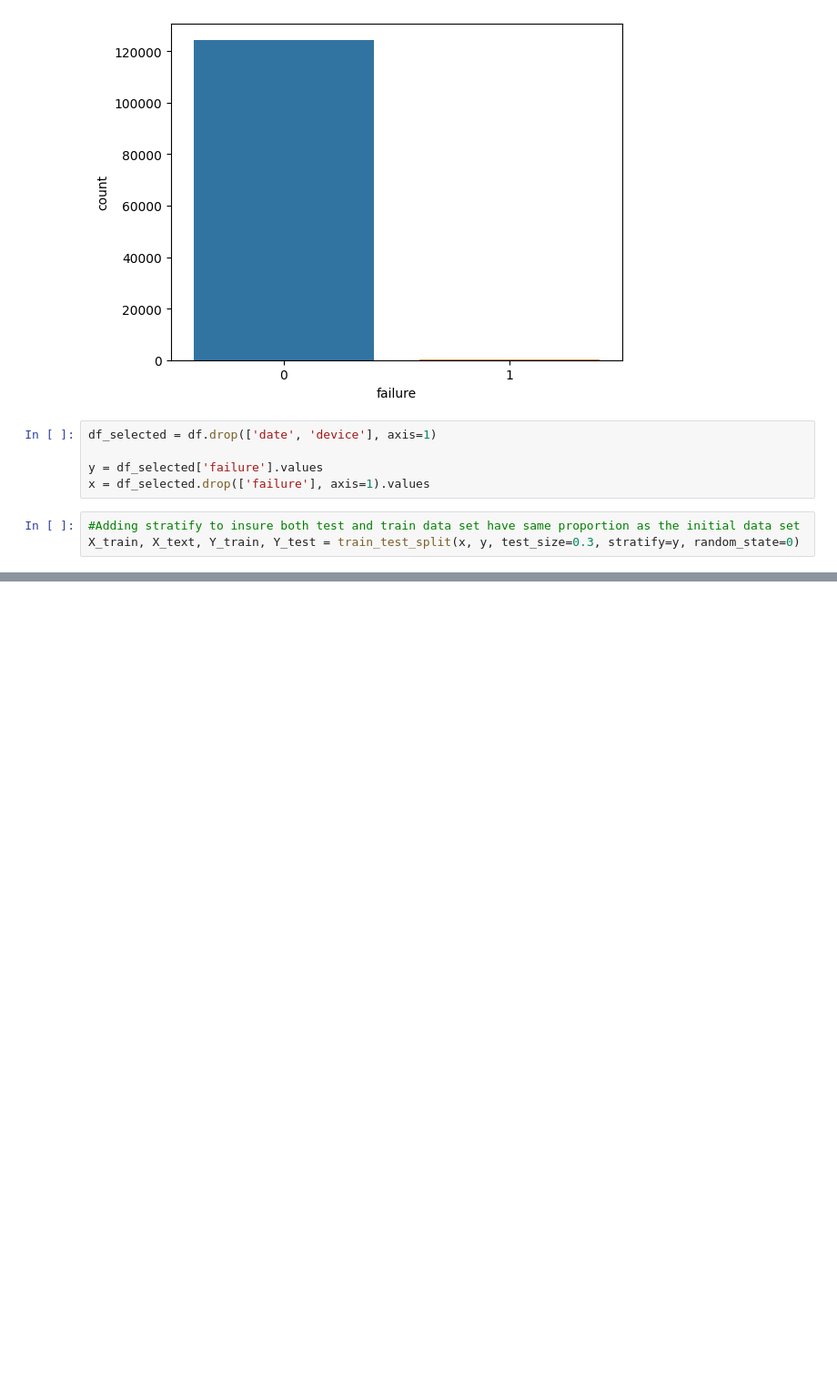
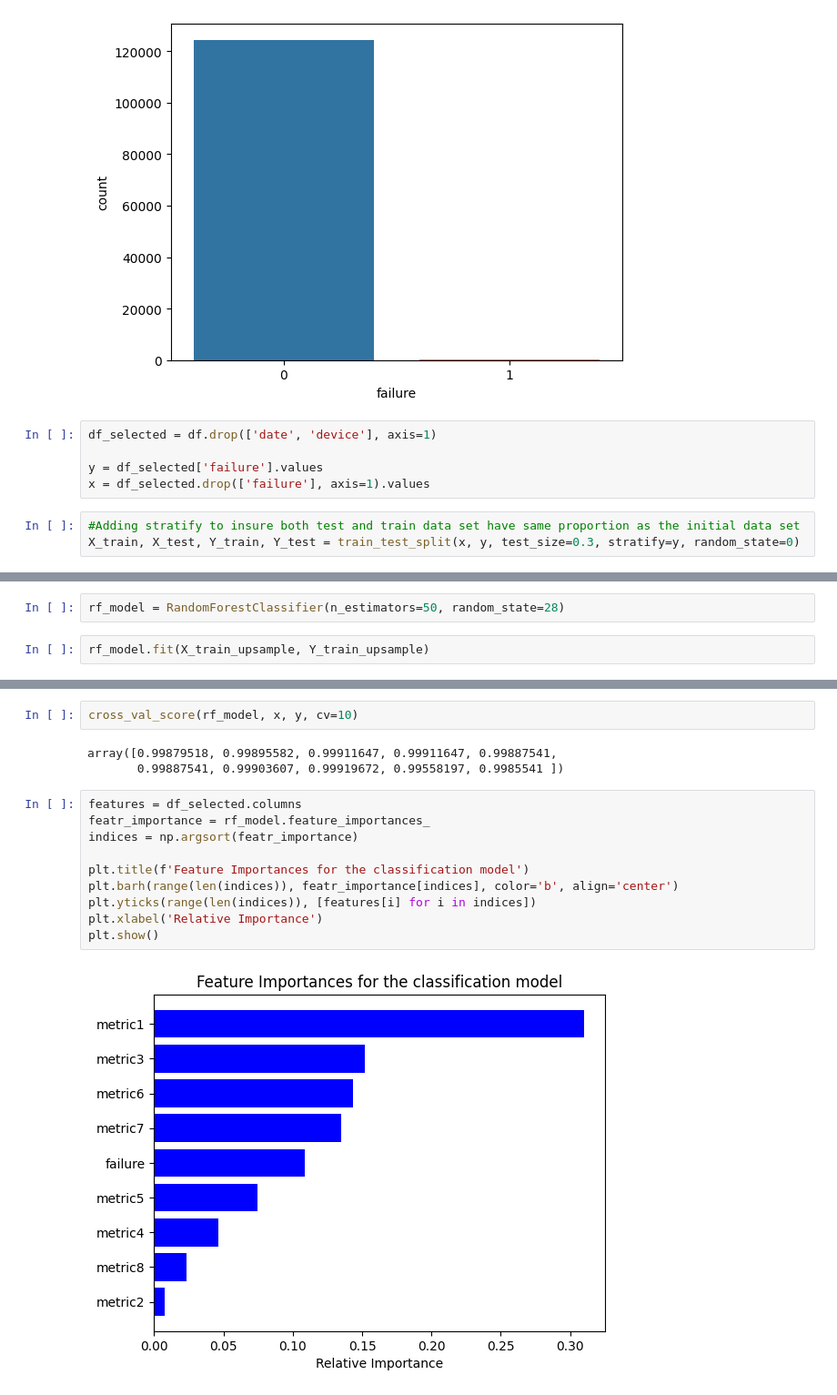
Before and after one commit to Genet-Abay/PredictiveMaintainance, a Jupyter notebook: analysis.ipynb, the cells around one changed output, grey strips where cells are left out. Shown: that part at 91% size. Drawn from its saved outputs; the diff is of its cells as text; blank space fills up the shorter version.

```diff
--- a/analysis.ipynb
+++ b/analysis.ipynb
@@ -181,4 +171,4 @@ y = df_selected['failure'].values
 x = df_selected.drop(['failure'], axis=1).values
 # %%
 #Adding stratify to insure both test and train data set have same proportion as the initial data set
-X_train, X_text, Y_train, Y_test = train_test_split(x, y, test_size=0.3, stratify=y, random_state=0)
+X_train, X_test, Y_train, Y_test = train_test_split(x, y, test_size=0.3, stratify=y, random_state=0)
@@ -189,0 +188,4 @@ X_train_upsample, Y_train_upsample = smt.fit_resample(X_train, Y_train)
+# %%
+rf_model = RandomForestClassifier(n_estimators=50, random_state=28)
+# %%
+rf_model.fit(X_train_upsample, Y_train_upsample)
@@ -189,0 +222,17 @@ X_train_upsample, Y_train_upsample = smt.fit_resample(X_train, Y_train)
+# %%
+cross_val_score(rf_model, x, y, cv=10)
+# %% [output]
+array([0.99879518, 0.99895582, 0.99911647, 0.99911647, 0.99887541,
+       0.99887541, 0.99903607, 0.99919672, 0.99558197, 0.9985541 ])
+# %%
+features = df_selected.columns
+featr_importance = rf_model.feature_importances_
+indices = np.argsort(featr_importance)
+
+plt.title(f'Feature Importances for the classification model')
+plt.barh(range(len(indices)), featr_importance[indices], color='b', align='center')
+plt.yticks(range(len(indices)), [features[i] for i in indices])
+plt.xlabel('Relative Importance')
+plt.show()
+# %% [output]
+[figure, added]
```
Also changed, not shown: parts of 15 cells of this notebook.
